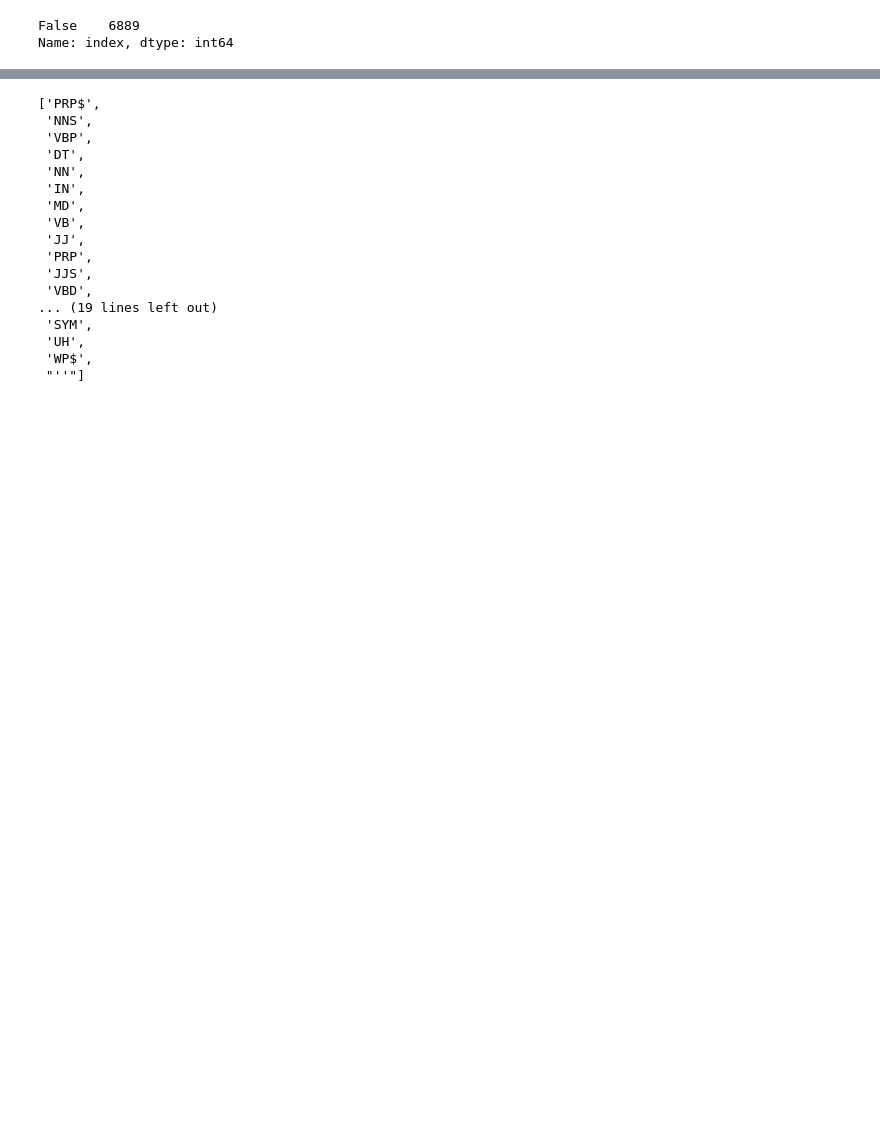
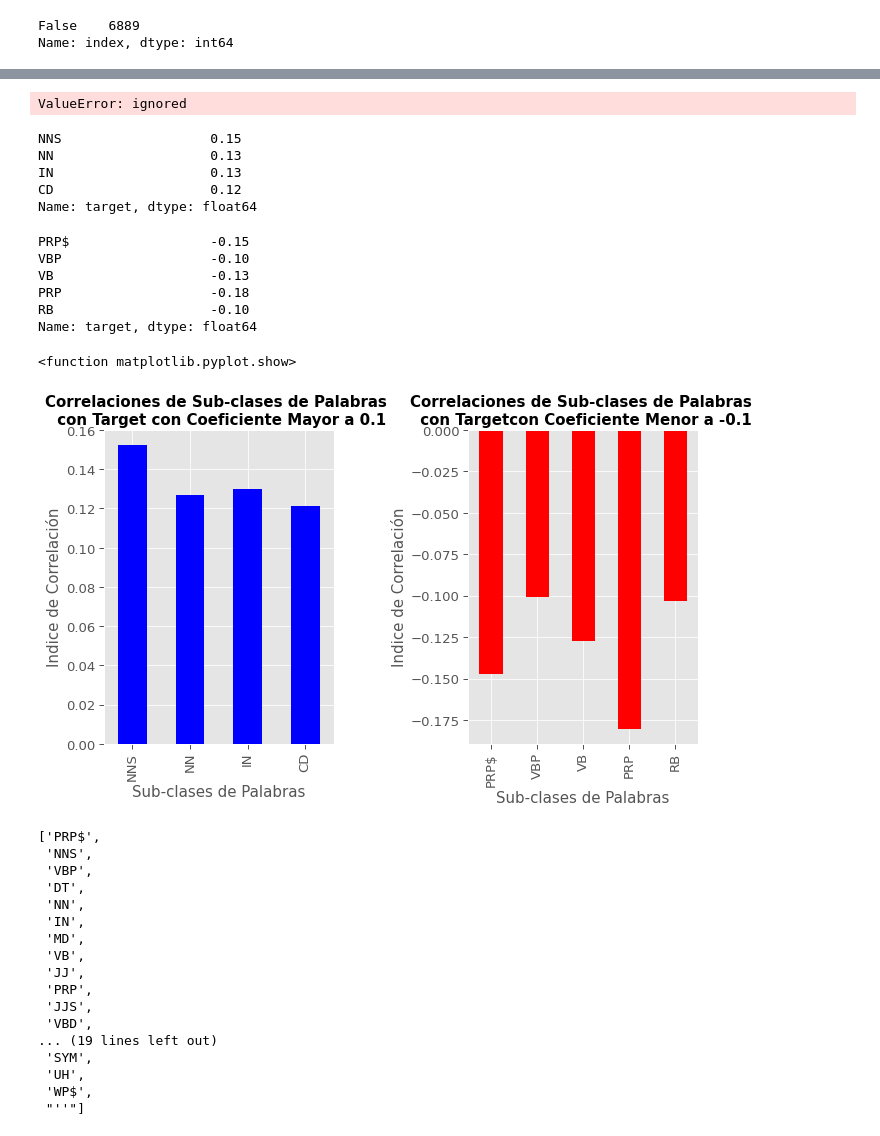
Before and after one commit to Ignacio-Ibarra/NLP-Disasters, a Jupyter notebook: Copia_de_TP1_cambios_v4.ipynb, the cells around one changed output, grey strips where cells are left out. Cells and saved outputs as stored; diff of their text form; code cells hidden in the pictures; blank space fills up the shorter version.

```diff
--- a/Copia_de_TP1_cambios_v4.ipynb
+++ b/Copia_de_TP1_cambios_v4.ipynb
@@ -815,2 +851,47 @@ train_no_duplicates_merge_word_classes.shape
+# %%
+correlation = (train_no_duplicates_merge_word_classes.corr())['target'][14:]
+# %% [output]
+ValueError: ignored
+# %%
+#Variables que tienen correlación mayor a 0.1
+correlation[correlation.values>=0.1]
+# %% [output]
+NNS                   0.15
+NN                    0.13
+IN                    0.13
+CD                    0.12
+Name: target, dtype: float64
+# %%
+#Varibales que tienen correlación menor a -0.1
+correlation[correlation.values<=-0.1]
+# %% [output]
+PRP$                  -0.15
+VBP                   -0.10
+VB                    -0.13
+PRP                   -0.18
+RB                    -0.10
+Name: target, dtype: float64
+# %%
+plt.subplot(1, 2, 1)
+
+#Variables que tienen correlación mayor a 0.1
+correlation[correlation.values>=0.1].plot(kind='bar', color='blue', figsize=(10,6))
+plt.title('Correlaciones de Sub-clases de Palabras \n Coeficiente Mayor a 0.1',fontweight='bold', fontsize=15)
+plt.ylabel('Indice de Correlación', fontsize=15)
+plt.xlabel('Sub-clases de Palabras', fontsize=15)
+
+plt.subplot(1, 2, 2)
+
+#Varibales que tienen correlación menor a -0.1
+correlation[correlation.values<=-0.1].plot(kind='bar', color='red', figsize=(10,6))
+plt.title('Correlaciones de Sub-clases de Palabras \n Coeficiente Menor a -0.1',fontweight='bold', fontsize=15)
+plt.ylabel('Indice de Correlación', fontsize=15)
+plt.xlabel('Sub-clases de Palabras', fontsize=15)
+
+plt.tight_layout()
+plt.show
+# %% [output]
+<function matplotlib.pyplot.show>
+[figure, added]
 # %%
 #Armo una lista con todos los nombres de las clases de palabras.
```
Also changed, not shown: parts of 65 cells of this notebook.
